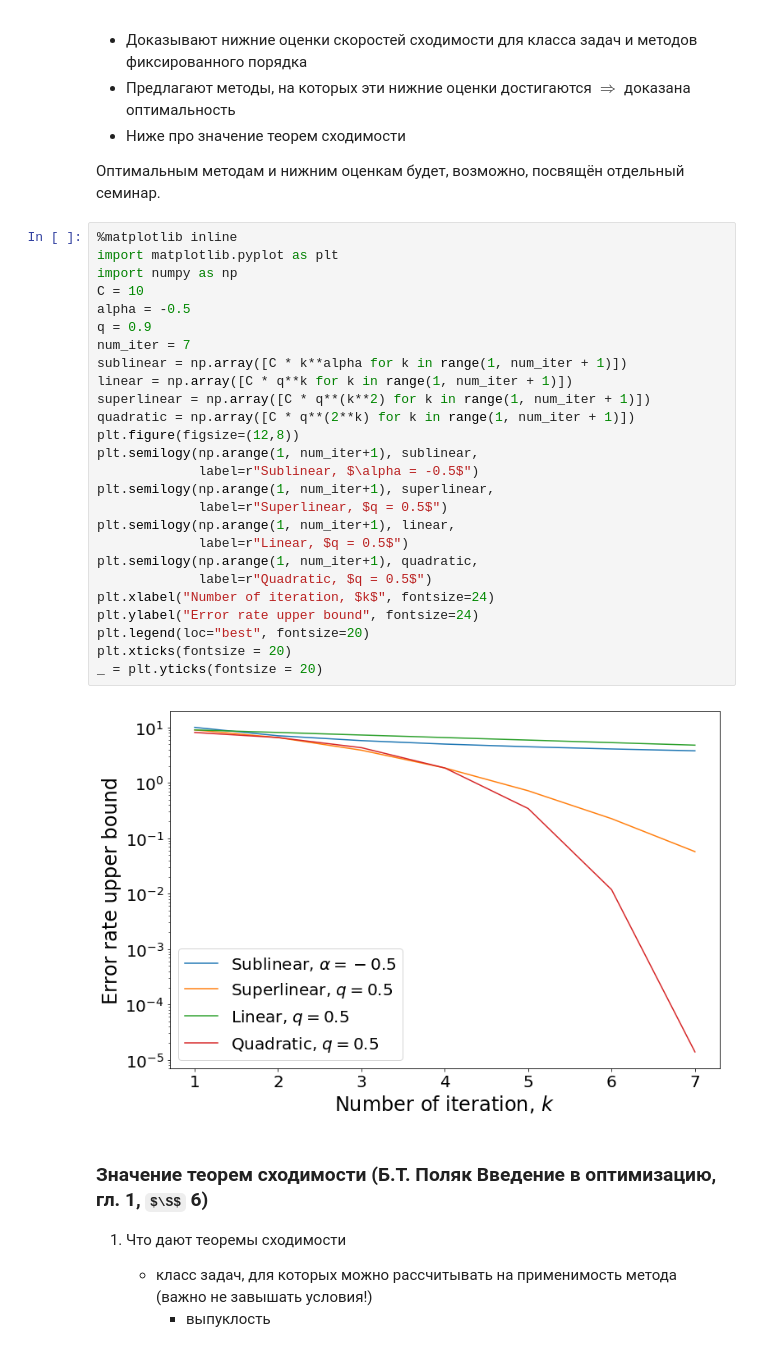
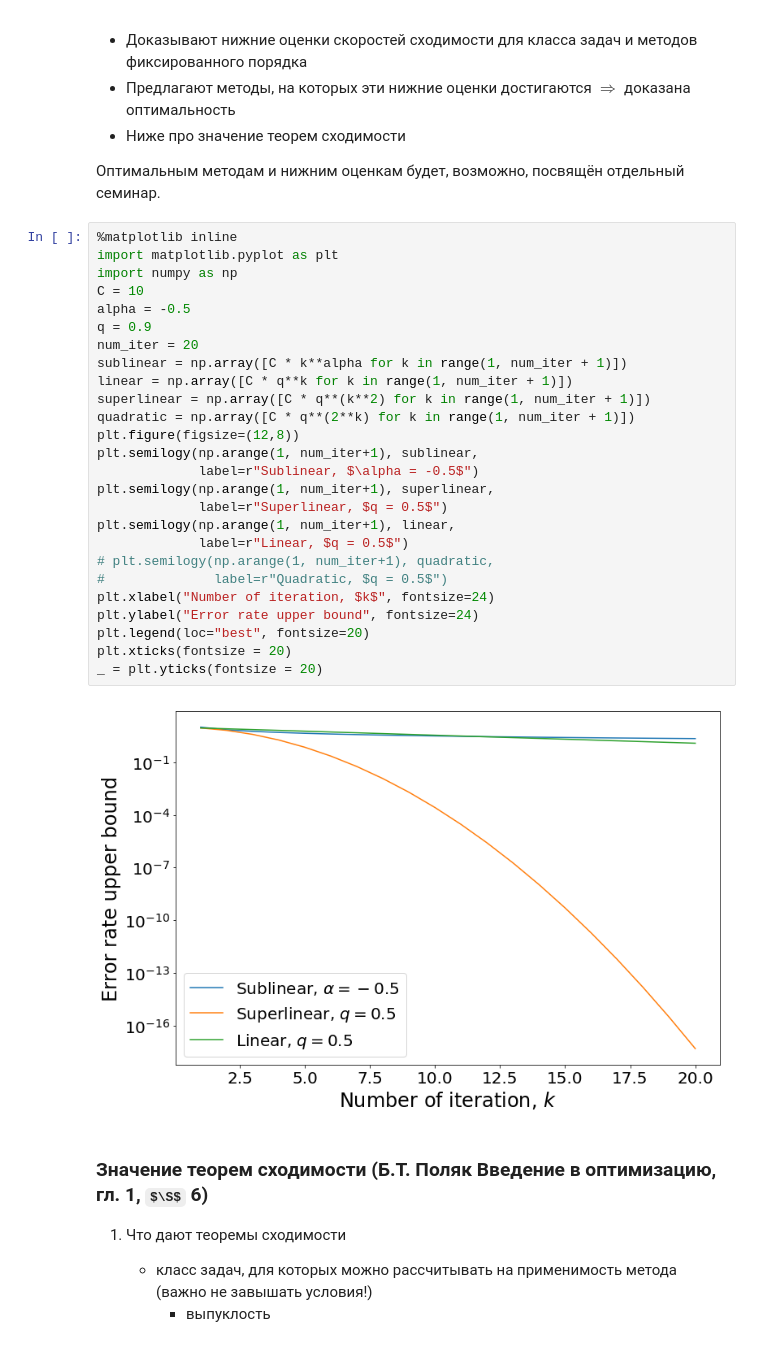
Before and after one commit to amkatrutsa/cet_opt_met, a Jupyter notebook: 01-Intro/01-Intro.ipynb, the cells around one changed output. Cells and saved outputs as stored; diff of their text form; some formulas as TeX source.

```diff
--- a/01-Intro/01-Intro.ipynb
+++ b/01-Intro/01-Intro.ipynb
@@ -286,31 +285,31 @@ $$
 # %%
 %matplotlib inline
 import matplotlib.pyplot as plt
 import numpy as np
 C = 10
 alpha = -0.5
 q = 0.9
-num_iter = 7
+num_iter = 20
 sublinear = np.array([C * k**alpha for k in range(1, num_iter + 1)])
 linear = np.array([C * q**k for k in range(1, num_iter + 1)])
 superlinear = np.array([C * q**(k**2) for k in range(1, num_iter + 1)])
 quadratic = np.array([C * q**(2**k) for k in range(1, num_iter + 1)])
 plt.figure(figsize=(12,8))
 plt.semilogy(np.arange(1, num_iter+1), sublinear,
              label=r"Sublinear, $\alpha = -0.5$")
 plt.semilogy(np.arange(1, num_iter+1), superlinear,
              label=r"Superlinear, $q = 0.5$")
 plt.semilogy(np.arange(1, num_iter+1), linear,
              label=r"Linear, $q = 0.5$")
-plt.semilogy(np.arange(1, num_iter+1), quadratic,
-             label=r"Quadratic, $q = 0.5$")
+# plt.semilogy(np.arange(1, num_iter+1), quadratic,
+#              label=r"Quadratic, $q = 0.5$")
 plt.xlabel("Number of iteration, $k$", fontsize=24)
 plt.ylabel("Error rate upper bound", fontsize=24)
 plt.legend(loc="best", fontsize=20)
 plt.xticks(fontsize = 20)
 _ = plt.yticks(fontsize = 20)
 # %% [output]
-[figure, old version]
+[figure, new version]
 # %% [markdown]
 ### Значение теорем сходимости (Б.Т. Поляк Введение в оптимизацию, гл. 1, $\S$ 6)
 1. Что дают теоремы сходимости
```
Also changed, not shown: parts of 1 cell of this notebook.
